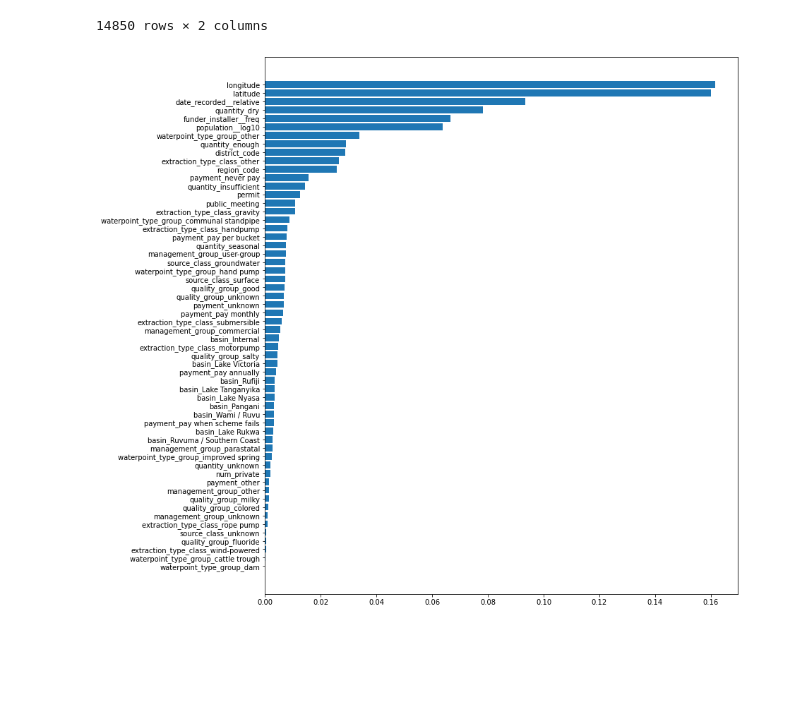
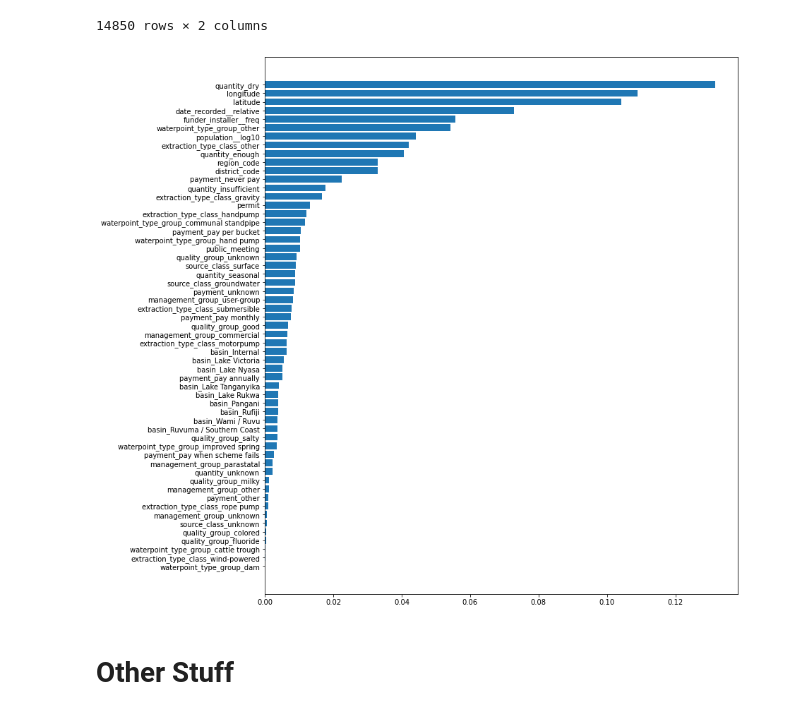
Before and after one commit to budvinchathura/ML-project-drivendata, a Jupyter notebook: ML_project_drivendata.ipynb, the cells around one changed output. Cells and saved outputs as stored; diff of their text form; code cells hidden in the pictures; blank space fills up the shorter version.

Commit message:
Train final model using all the data points

```diff
--- a/ML_project_drivendata.ipynb
+++ b/ML_project_drivendata.ipynb
@@ -621,3 +626,8 @@ train_data_df.head()
 | 2 | 34310 | 37.460664 | -3.821329 | 0 | 21 | 4 | 1.0 | 1.0 | ... |
 | 3 | 67743 | 38.486161 | -11.155298 | 0 | 90 | 63 | 1.0 | 1.0 | ... |
 | 4 | 19728 | 31.130847 | -1.825359 | 0 | 18 | 1 | 1.0 | 1.0 | ... |
+# %%
+train_data_df.drop(['num_private'], axis=1, inplace=True)
+test_values_df.drop(['num_private'], axis=1, inplace=True)
+
+train_data_df.head()
@@ -643,7 +686,7 @@ test_data_df = test_values_df.drop('id', axis=1)
 
 X_train, X_validation, y_train, y_validation = train_test_split(X, y, test_size = 0.25, random_state = 5, stratify=y)
 # %%
-classifier = RandomForestClassifier(n_estimators = 1000, random_state = 6)
+classifier = RandomForestClassifier(n_estimators = 1000, random_state = 6, min_samples_leaf=3)
 classifier.fit(X_train, y_train)
 # %% [output]
 RandomForestClassifier(bootstrap=True, ccp_alpha=0.0, class_weight=None,
@@ -689,0 +728,7 @@ array([1, 0, 0, ..., 0, 0, 1])
+# %%
+new_classifier = RandomForestClassifier(n_estimators = 1000, random_state = 6, min_samples_leaf=3)
+new_classifier.fit(X, y)
+
+test_data_pred = new_classifier.predict(test_data_df)
+test_result = pd.concat([test_data_ids, pd.DataFrame(test_data_pred)], axis=1)
+test_data_pred
@@ -724,16 +771,18 @@ test_result
 # %%
 test_result.to_csv('submission.csv', sep=',', index=False)
 # %%
-importances = classifier.feature_importances_
+importances = new_classifier.feature_importances_
 indices = np.argsort(importances)
 
 fig, ax = plt.subplots()
 fig.set_size_inches(12, 14)
 ax.barh(range(len(importances)), importances[indices])
 ax.set_yticks(range(len(importances)))
 _ = ax.set_yticklabels(np.array(X_train.columns)[indices])
 # %% [output]
-[figure, old version]
+[figure, new version]
+# %% [markdown]
+# Other Stuff
 # %%
 
 # one hot encode 'scheme_management' column
```
Also changed, not shown: parts of 17 cells of this notebook.
